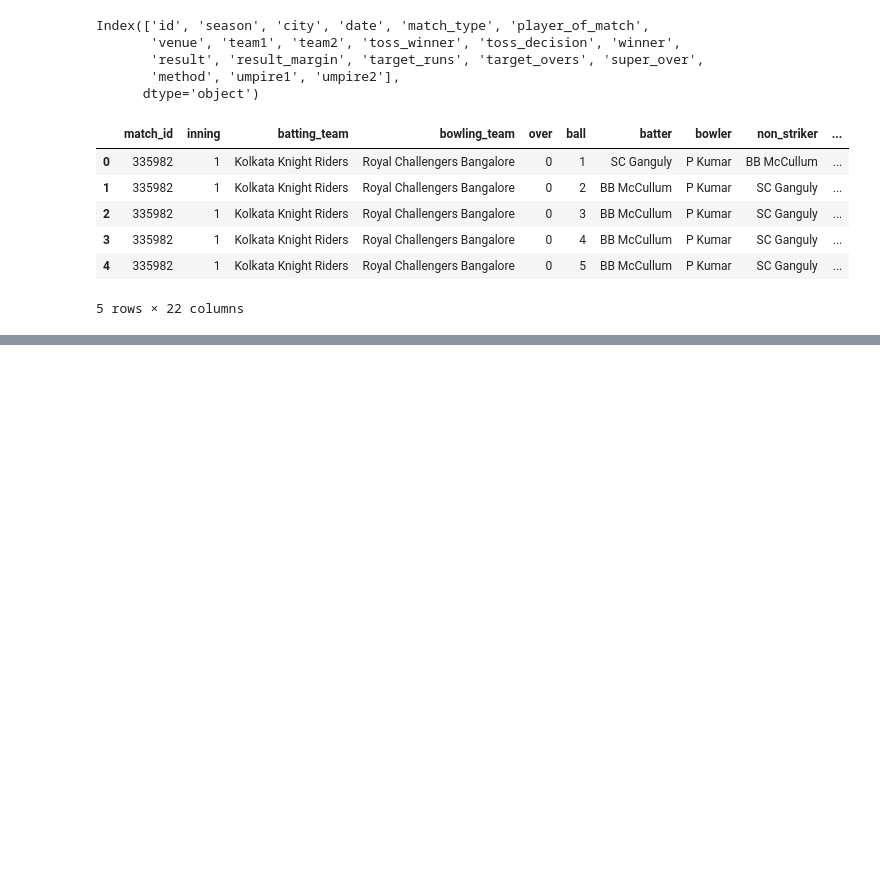
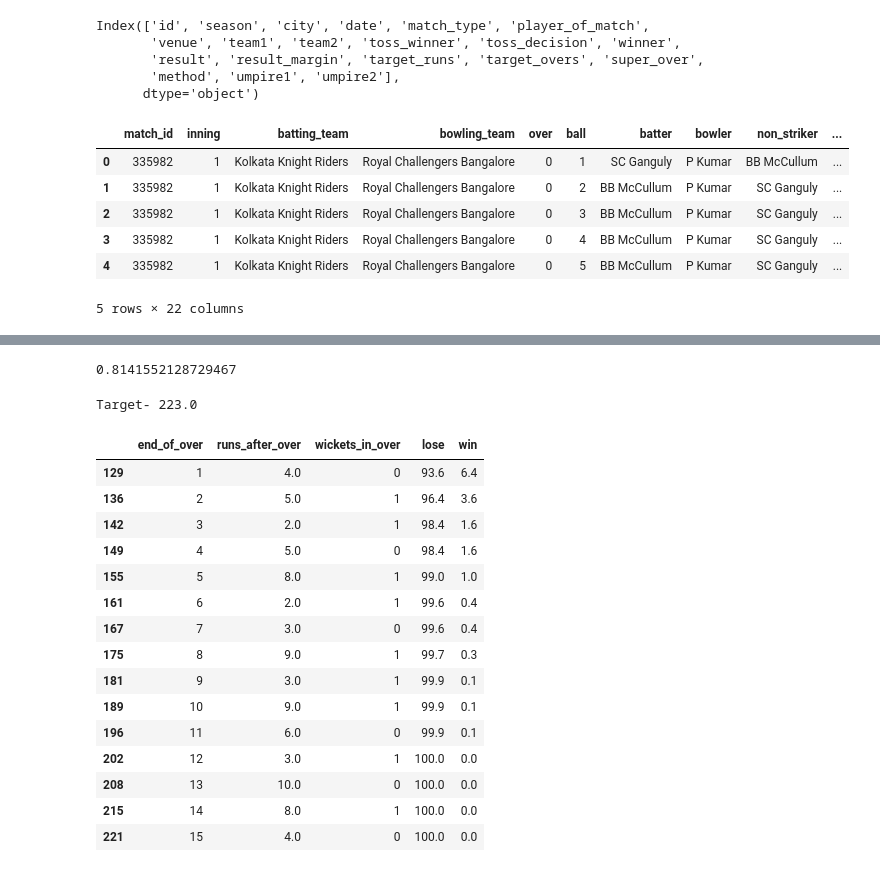
Before and after one commit to Ravi-Kumar-Yadav-6289/Amazon-Reviews-Extraction, a Jupyter notebook: IPL_win_probability/main_notebook.ipynb, the cells around one changed output, grey strips where cells are left out. Saved outputs shown, nothing was run; the diff lists cells and outputs as text; code cells hidden in the pictures; blank space fills up the shorter version.

```diff
--- a/IPL_win_probability/main_notebook.ipynb
+++ b/IPL_win_probability/main_notebook.ipynb
@@ -86 +121,6 @@ trf=ColumnTransformer([
+# %%
+from sklearn.metrics import accuracy_score
+accuracy_score(y_test,y_pred)
+# %% [output]
+0.8141552128729467
 # %%
@@ -112,0 +153,21 @@ trf=ColumnTransformer([
+# %%
+new_df,target=match_progression(df,335982,pipe)
+pd.DataFrame(new_df)
+# %% [output]
+Target- 223.0
+|  | end_of_over | runs_after_over | wickets_in_over | lose | win |
+| 129 | 1 | 4.0 | 0 | 93.6 | 6.4 |
+| 136 | 2 | 5.0 | 1 | 96.4 | 3.6 |
+| 142 | 3 | 2.0 | 1 | 98.4 | 1.6 |
+| 149 | 4 | 5.0 | 0 | 98.4 | 1.6 |
+| 155 | 5 | 8.0 | 1 | 99.0 | 1.0 |
+| 161 | 6 | 2.0 | 1 | 99.6 | 0.4 |
+| 167 | 7 | 3.0 | 0 | 99.6 | 0.4 |
+| 175 | 8 | 9.0 | 1 | 99.7 | 0.3 |
+| 181 | 9 | 3.0 | 1 | 99.9 | 0.1 |
+| 189 | 10 | 9.0 | 1 | 99.9 | 0.1 |
+| 196 | 11 | 6.0 | 0 | 99.9 | 0.1 |
+| 202 | 12 | 3.0 | 1 | 100.0 | 0.0 |
+| 208 | 13 | 10.0 | 0 | 100.0 | 0.0 |
+| 215 | 14 | 8.0 | 1 | 100.0 | 0.0 |
+| 221 | 15 | 4.0 | 0 | 100.0 | 0.0 |
```
Also changed, not shown: parts of 11 cells of this notebook, 2 other files.
